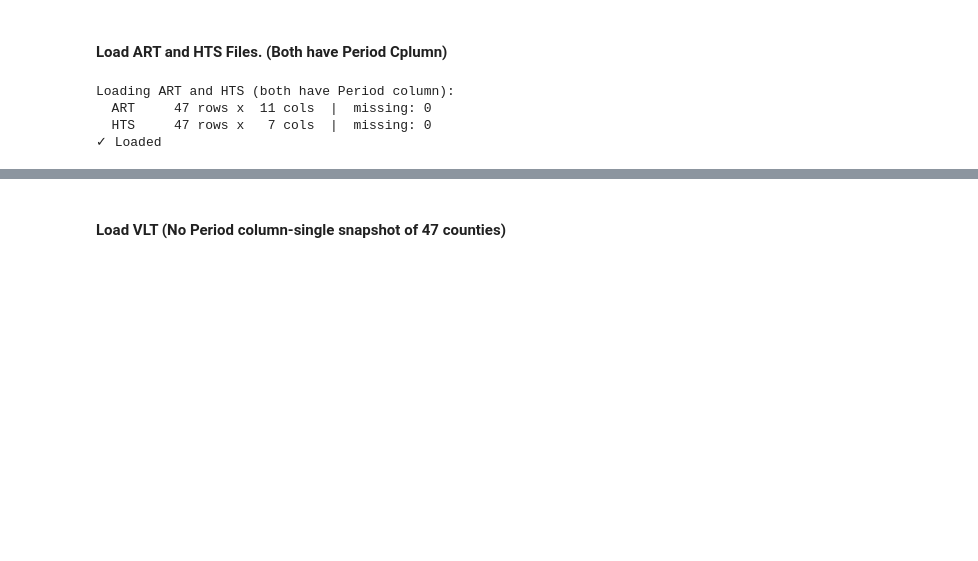
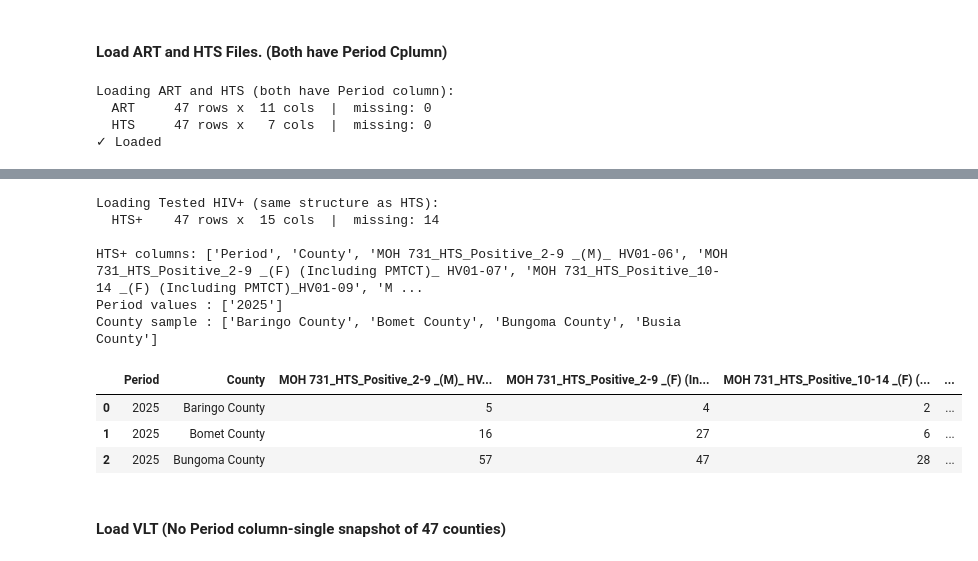
Before and after one commit to Daniellamuli/Phase-5-HIV-Care-Gap-AI, a Jupyter notebook: notebooks/01_data_extraction.ipynb, the cells around one changed output, grey strips where cells are left out. Saved outputs shown, nothing was run; the diff lists cells and outputs as text; code cells hidden in the pictures; blank space fills up the shorter version.

```diff
--- a/notebooks/01_data_extraction.ipynb
+++ b/notebooks/01_data_extraction.ipynb
@@ -78,3 +88,22 @@ Loading ART and HTS (both have Period column):
+# %%
+print('Loading Tested HIV+ (same structure as HTS):')
+hts_pos_raw = load_with_period(HTS_POSITIVE_FILE, HTS_PERIOD_COL, 'HTS+')
+print()
+print('HTS+ columns:', list(hts_pos_raw.columns))
+print(f'Period values : {sorted(hts_pos_raw[HTS_PERIOD_COL].dropna().unique())}')
+print(f'County sample : {sorted(hts_pos_raw[HTS_COUNTY_COL].dropna().unique()[:4])}')
+hts_pos_raw.head(3)
+# %% [output]
+Loading Tested HIV+ (same structure as HTS):
+  HTS+    47 rows x  15 cols  |  missing: 14
+
+HTS+ columns: ['Period', 'County', 'MOH 731_HTS_Positive_2-9 _(M)_ HV01-06', 'MOH 731_HTS_Positive_2-9 _(F) (Including PMTCT)_ HV01-07', 'MOH 731_HTS_Positive_10-14 _(F) (Including PMTCT)_HV01-09', 'M ...
+Period values : ['2025']
+County sample : ['Baringo County', 'Bomet County', 'Bungoma County', 'Busia County']
+|  | Period | County | MOH 731_HTS_Positive_2-9 _(M)_ HV... | MOH 731_HTS_Positive_2-9 _(F) (In... | MOH 731_HTS_Positive_10-14 _(F) (... | ... |
+| 0 | 2025 | Baringo County | 5 | 4 | 2 | ... |
+| 1 | 2025 | Bomet County | 16 | 27 | 6 | ... |
+| 2 | 2025 | Bungoma County | 57 | 47 | 28 | ... |
 # %% [markdown]
 #### Load VLT (No Period column-single snapshot of 47 counties)
 # %%
```
Also changed, not shown: parts of 6 cells of this notebook.
